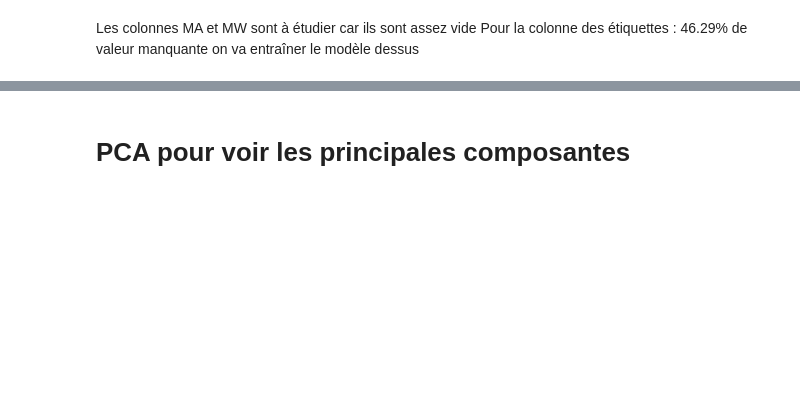
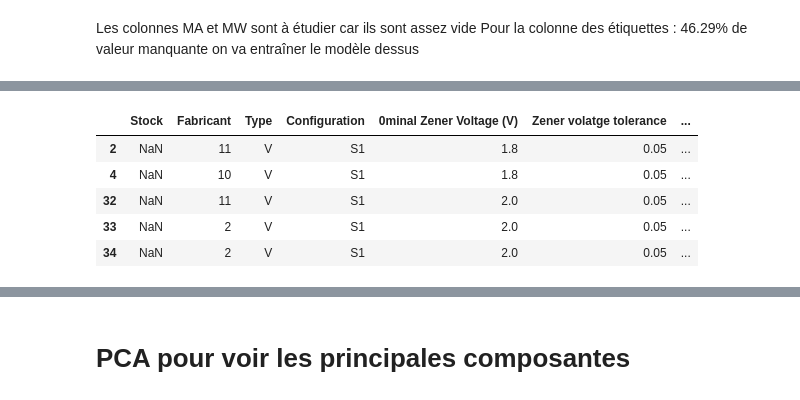
Before and after one commit to coupsim/PSYN_SC_AL, a Jupyter notebook: PSYN.ipynb, the cells around one changed output, grey strips where cells are left out. Saved outputs shown, nothing was run; the diff lists cells and outputs as text; code cells hidden in the pictures; blank space fills up the shorter version.

```diff
--- a/PSYN.ipynb
+++ b/PSYN.ipynb
@@ -245,0 +267,4 @@ df_train_ss_ref["Maximum Regulator Current @ Ta (mA)"].notna().sum()
+# %%
+df_train_ss_ref["Maximum Zener impedance (OHM)"] = df_train_ss_ref["Maximum Zener impedance (OHM)"].apply(extract_current_before_typ)
+
+df_train_ss_ref["Maximum Zener impedance (OHM)"].unique()
@@ -245,0 +290,2 @@ df_train_ss_ref["Maximum Regulator Current @ Ta (mA)"].notna().sum()
+# %%
+df_train_ss_ref['Zener volatge tolerance'] = df_train_ss_ref['Zener volatge tolerance'].str.replace('%', '').astype(float) / 100
@@ -245,0 +325,5 @@ df_train_ss_ref["Maximum Regulator Current @ Ta (mA)"].notna().sum()
+# %%
+df_train_ss_ref['Maximum regulator current (MA)'] = pd.to_numeric(
+    df_train_ss_ref['Maximum regulator current (MA)'], errors='coerce'
+)
+df_train_ss_ref['Maximum regulator current (MA)'].unique()
@@ -245,0 +350,5 @@ df_train_ss_ref["Maximum Regulator Current @ Ta (mA)"].notna().sum()
+# %%
+df_train_ss_ref['Maximum Zener impedance (OHM)'] = pd.to_numeric(
+    df_train_ss_ref['Maximum Zener impedance (OHM)'], errors='coerce'
+)
+df_train_ss_ref['Maximum Zener impedance (OHM)'].unique()
@@ -250,0 +382,9 @@ updated_file_path_2
+# %%
+df_train_ss_ref.head()
+# %% [output]
+|  | Stock | Fabricant | Type | Configuration | 0minal Zener Voltage (V) | Zener volatge tolerance | ... |
+| 2 | NaN | 11 | V | S1 | 1.8 | 0.05 | ... |
+| 4 | NaN | 10 | V | S1 | 1.8 | 0.05 | ... |
+| 32 | NaN | 11 | V | S1 | 2.0 | 0.05 | ... |
+| 33 | NaN | 2 | V | S1 | 2.0 | 0.05 | ... |
+| 34 | NaN | 2 | V | S1 | 2.0 | 0.05 | ... |
```
Also changed, not shown: parts of 53 cells of this notebook.
